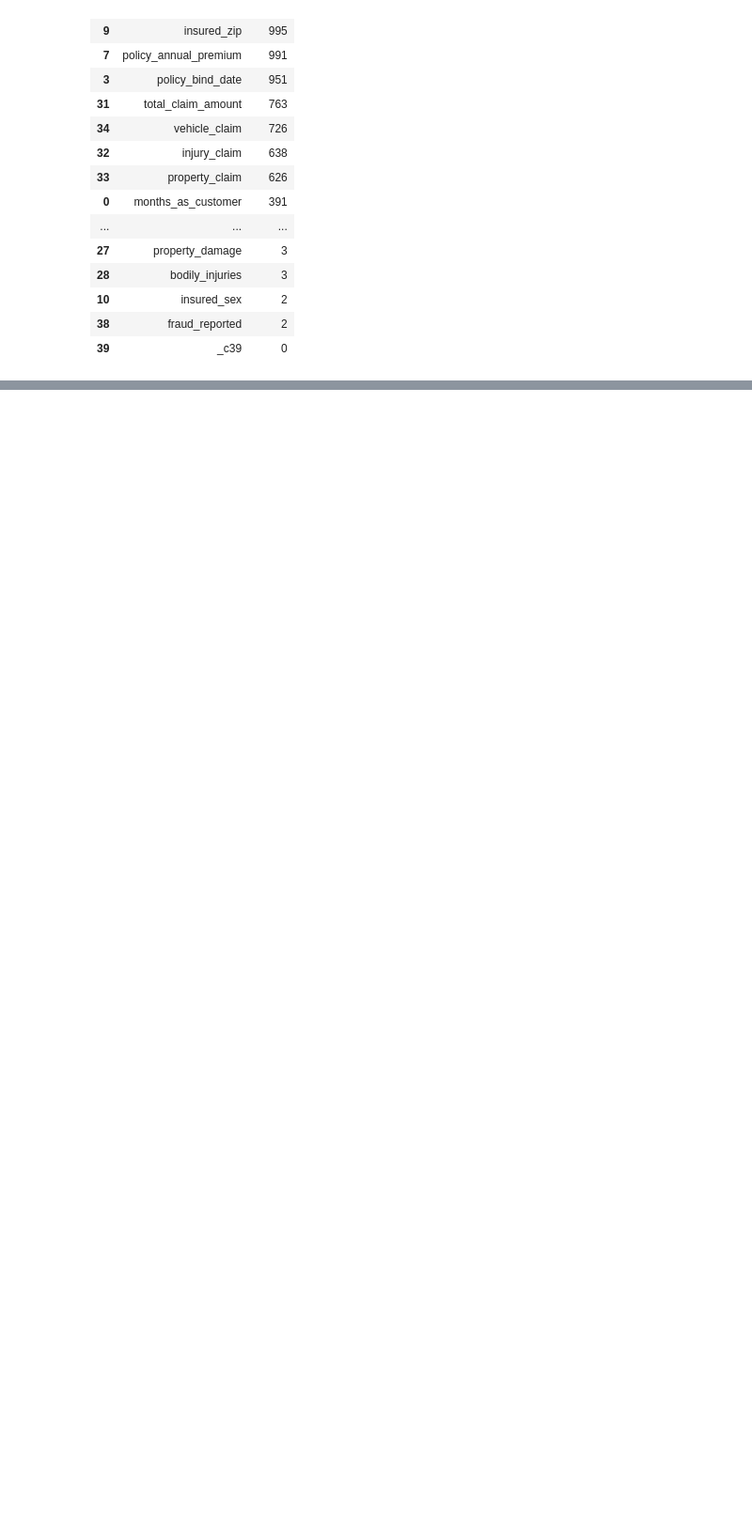
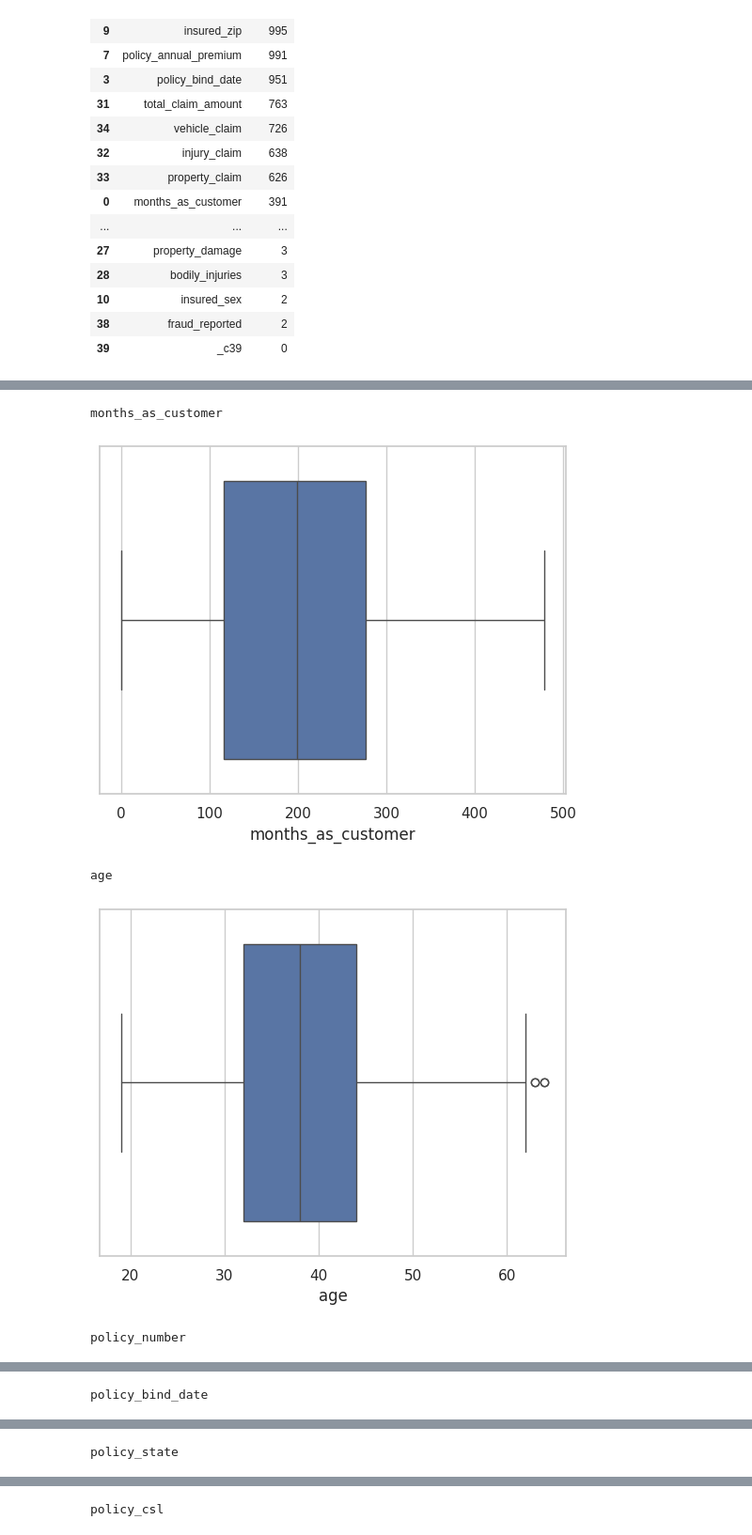
Before and after one commit to sudhanshukhare18/Skill_wallet_insuranace_fraud_detection, a Jupyter notebook: insurance_fraud_detection.ipynb, the cells around one changed output, grey strips where cells are left out. Shown at 94% size. Saved outputs shown, nothing was run; the diff lists cells and outputs as text; code cells hidden in the pictures; blank space fills up the shorter version.

```diff
--- a/insurance_fraud_detection.ipynb
+++ b/insurance_fraud_detection.ipynb
@@ -252,0 +284,11 @@ unique.sort_values(by='Count',ascending=False)
+# %%
+for k in df.columns:
+  print(k)
+  sns.boxplot(data=df,x=k)
+  plt.show()
+# %% [output]
+months_as_customer
+[figure, added]
+age
+[figure, added]
+policy_number
@@ -252,0 +296 @@ unique.sort_values(by='Count',ascending=False)
+policy_bind_date
@@ -252,0 +298 @@ unique.sort_values(by='Count',ascending=False)
+policy_state
@@ -252,0 +300 @@ unique.sort_values(by='Count',ascending=False)
+policy_csl
```
Also changed, not shown: parts of 28 cells of this notebook.
